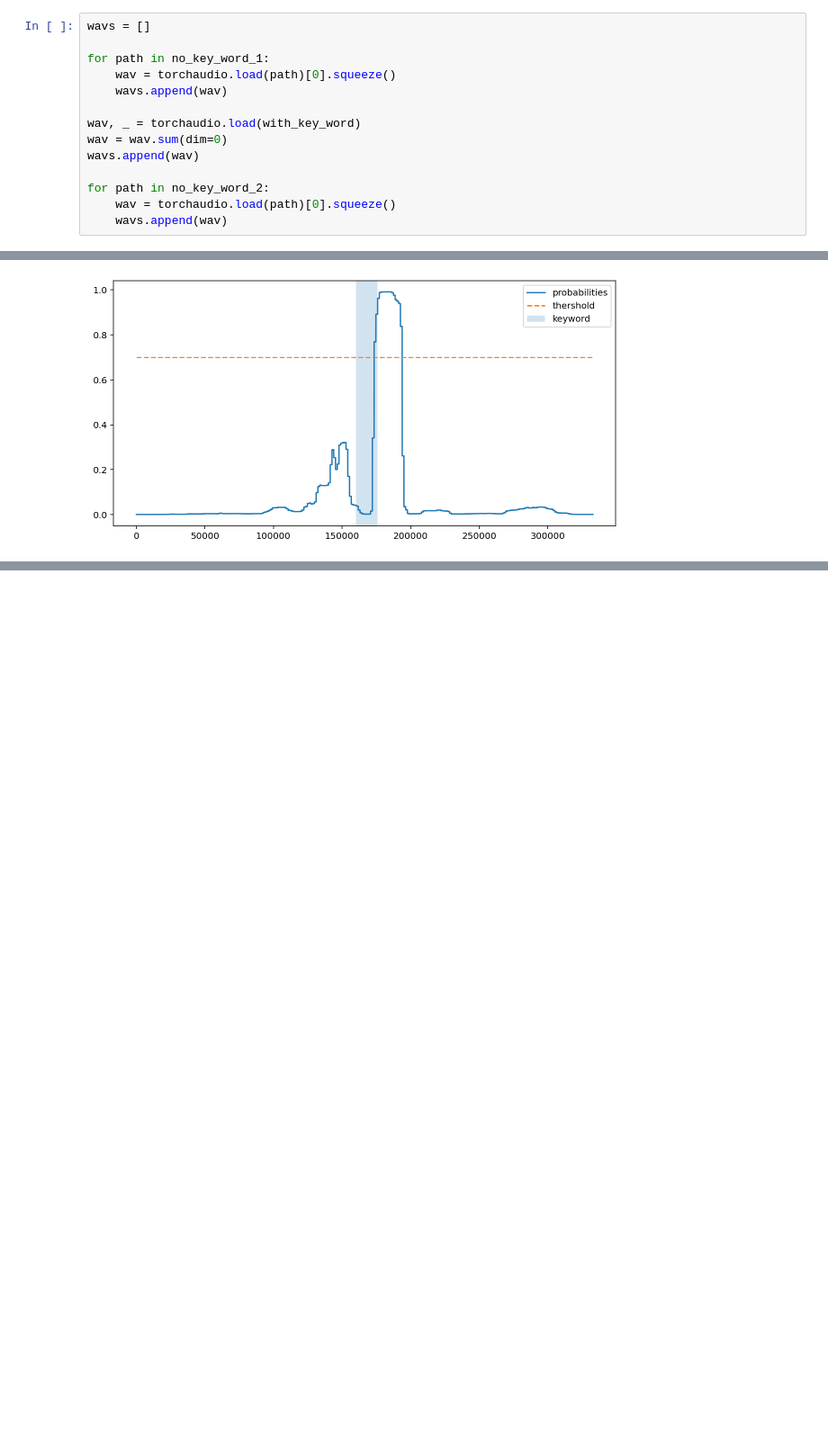
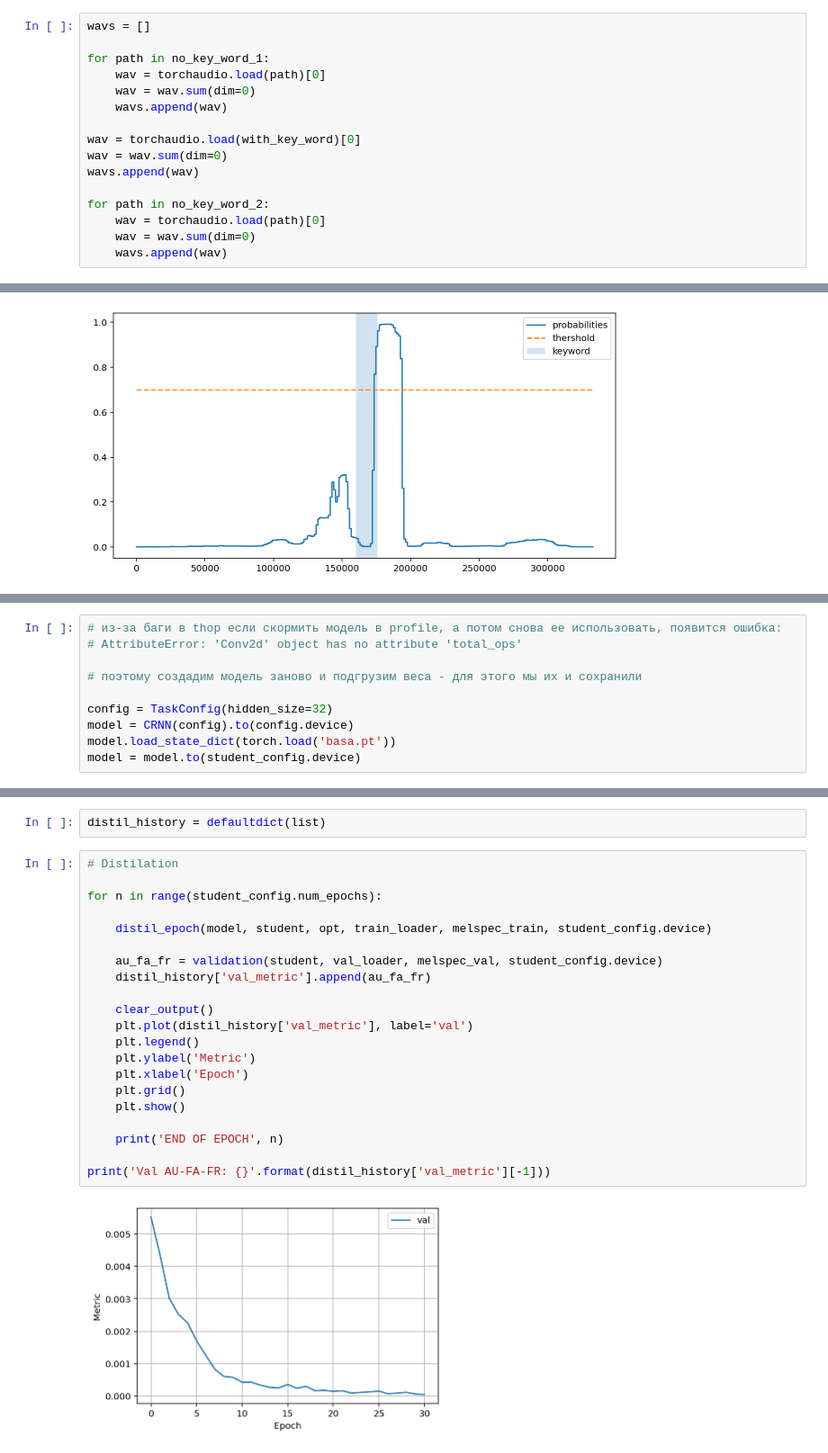
Before and after one commit to huwarr/kws_project, a Jupyter notebook: seminar.ipynb, the cells around one changed output, grey strips where cells are left out. Shown at 90% size. Drawn from its saved outputs; the diff is of its cells as text; blank space fills up the shorter version.

```diff
--- a/seminar.ipynb
+++ b/seminar.ipynb
@@ -646,15 +646,17 @@ no_key_word_2 = no_key_word[10:]
 wavs = []
 
 for path in no_key_word_1:
-    wav = torchaudio.load(path)[0].squeeze()
+    wav = torchaudio.load(path)[0]
+    wav = wav.sum(dim=0)
     wavs.append(wav)
 
-wav, _ = torchaudio.load(with_key_word)
+wav = torchaudio.load(with_key_word)[0]
 wav = wav.sum(dim=0)
 wavs.append(wav)
 
 for path in no_key_word_2:
-    wav = torchaudio.load(path)[0].squeeze()
+    wav = torchaudio.load(path)[0]
+    wav = wav.sum(dim=0)
     wavs.append(wav)
 # %%
 for_streaming = torch.cat(wavs)
@@ -723,0 +776,10 @@ plt.show()
+# %%
+# из-за баги в thop если скормить модель в profile, а потом снова ее использовать, появится ошибка:
+# AttributeError: 'Conv2d' object has no attribute 'total_ops'
+
+# поэтому создадим модель заново и подгрузим веса - для этого мы их и сохранили
+
+config = TaskConfig(hidden_size=32)
+model = CRNN(config).to(config.device)
+model.load_state_dict(torch.load('basa.pt'))
+model = model.to(student_config.device)
@@ -723,0 +817,25 @@ plt.show()
+# %%
+distil_history = defaultdict(list)
+# %%
+# Distilation
+
+for n in range(student_config.num_epochs):
+
+    distil_epoch(model, student, opt, train_loader, melspec_train, student_config.device)
+
+    au_fa_fr = validation(student, val_loader, melspec_val, student_config.device)
+    distil_history['val_metric'].append(au_fa_fr)
+
+    clear_output()
+    plt.plot(distil_history['val_metric'], label='val')
+    plt.legend()
+    plt.ylabel('Metric')
+    plt.xlabel('Epoch')
+    plt.grid()
+    plt.show()
+
+    print('END OF EPOCH', n)
+
+print('Val AU-FA-FR: {}'.format(distil_history['val_metric'][-1]))
+# %% [output]
+[figure, added]
```
Also changed, not shown: parts of 11 cells of this notebook.
